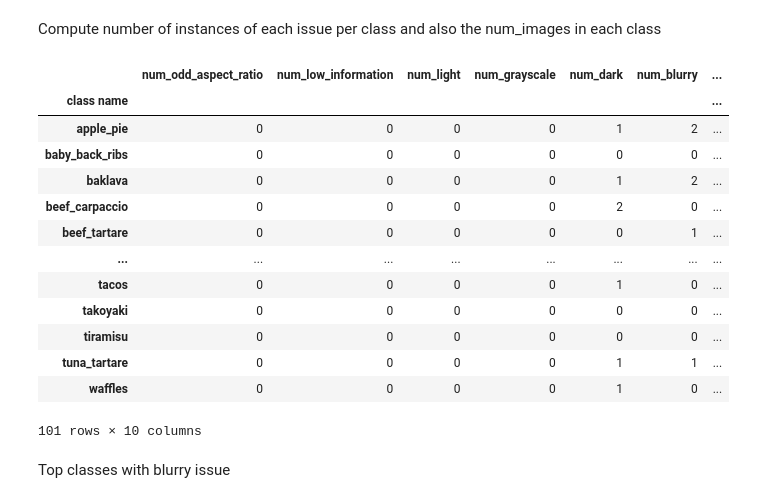
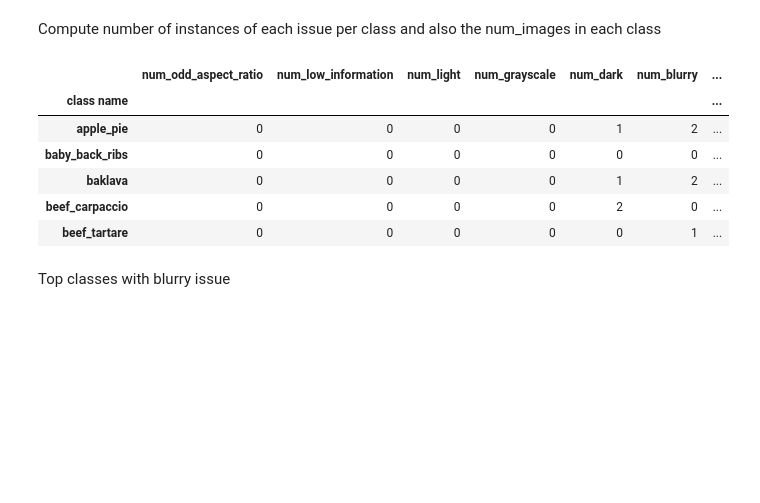
Before and after one commit to cleanlab/cleanvision-examples, a Jupyter notebook: food101.ipynb, the cells around one changed output. Saved outputs shown, nothing was run; the diff lists cells and outputs as text; code cells hidden in the pictures; blank space fills up the shorter version.

```diff
--- a/food101.ipynb
+++ b/food101.ipynb
@@ -135,22 +128,15 @@ issues_per_class = issues_df.groupby("class name").agg(
     num_images=pd.NamedAgg(column="class name", aggfunc="count"),
 )
 # %%
-issues_per_class
+issues_per_class.head()
 # %% [output]
 |  | num_odd_aspect_ratio | num_low_information | num_light | num_grayscale | num_dark | num_blurry | ... |
 | class name |  |  |  |  |  |  | ... |
 | apple_pie | 0 | 0 | 0 | 0 | 1 | 2 | ... |
 | baby_back_ribs | 0 | 0 | 0 | 0 | 0 | 0 | ... |
 | baklava | 0 | 0 | 0 | 0 | 1 | 2 | ... |
 | beef_carpaccio | 0 | 0 | 0 | 0 | 2 | 0 | ... |
 | beef_tartare | 0 | 0 | 0 | 0 | 0 | 1 | ... |
-| ... | ... | ... | ... | ... | ... | ... | ... |
-| tacos | 0 | 0 | 0 | 0 | 1 | 0 | ... |
-| takoyaki | 0 | 0 | 0 | 0 | 0 | 0 | ... |
-| tiramisu | 0 | 0 | 0 | 0 | 0 | 0 | ... |
-| tuna_tartare | 0 | 0 | 0 | 0 | 1 | 1 | ... |
-| waffles | 0 | 0 | 0 | 0 | 1 | 0 | ... |
-101 rows × 10 columns
 # %% [markdown]
 Top classes with blurry issue
 # %%
```
Also changed, not shown: parts of 8 cells of this notebook.
